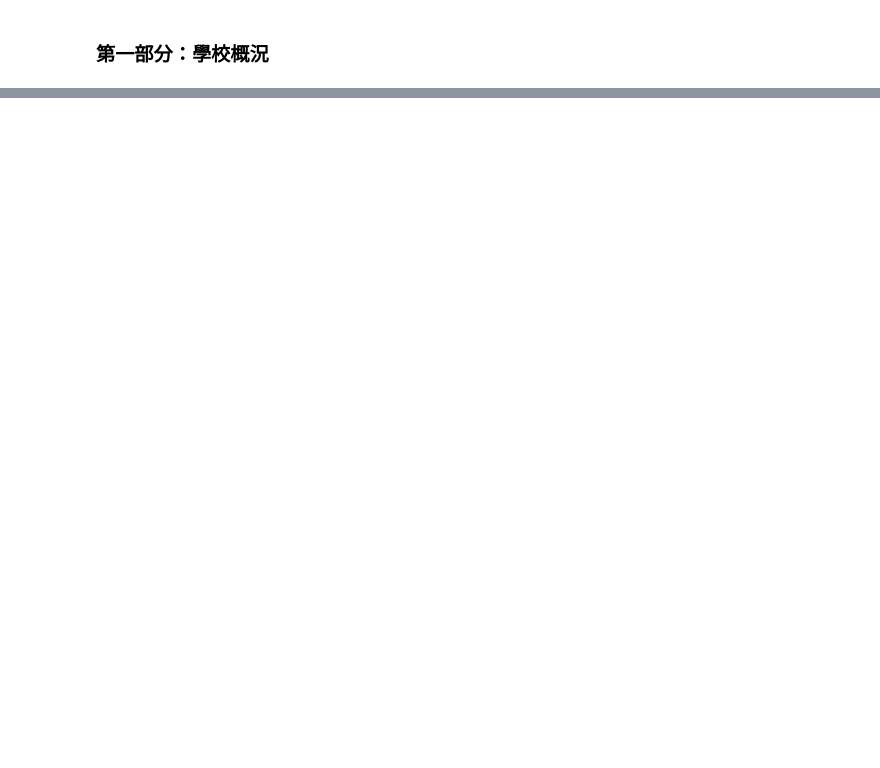
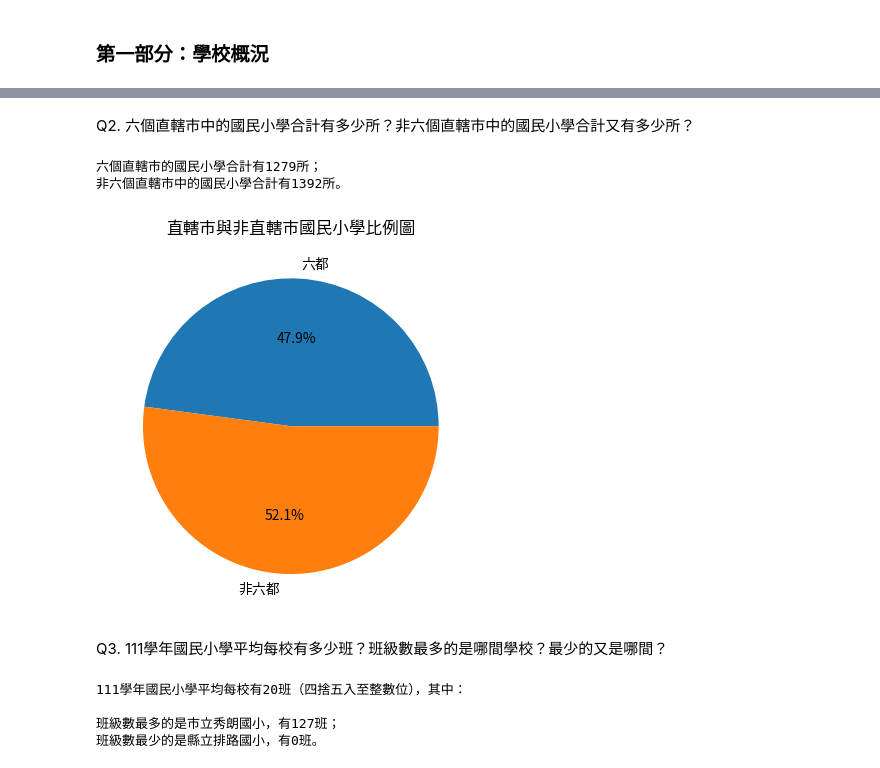
Before and after one commit to 40900114E/LATIA112-1, a Jupyter notebook: hw1.ipynb, the cells around one changed output, grey strips where cells are left out. Cells and saved outputs as stored; diff of their text form; code cells hidden in the pictures; blank space fills up the shorter version.

```diff
--- a/hw1.ipynb
+++ b/hw1.ipynb
@@ -20,5 +24,12 @@ Drive already mounted at /content/drive; to attempt to forcibly remount, call dr
 import pandas as pd
 import numpy as np
 import matplotlib.pyplot as plt
+import matplotlib.colors as mcolors
 # plt顯示中文設定
-plt.rc('font', family='Microsoft JhengHei')
+# 下載台北思源黑體
+!wget -O TaipeiSansTCBeta-Regular.ttf https://drive.google.com/uc?id=1eGAsTN1HBpJAkeVM57_C7ccp7hbgSz3_&export=download
+import matplotlib as mpl
+from matplotlib.font_manager import fontManager
+
+fontManager.addfont('TaipeiSansTCBeta-Regular.ttf')
+mpl.rc('font', family='Taipei Sans TC Beta')
@@ -76,0 +116,43 @@ ValueError: ignored
+# %% [markdown]
+Q2. 六個直轄市中的國民小學合計有多少所？非六個直轄市中的國民小學合計又有多少所？
+# %%
+# 將縣市名稱替換為六都與非六都
+spcity = df["縣市名稱"].replace({"新北市","臺北市","桃園市","臺中市","臺南市","高雄市"},"六都")
+spcity_list = spcity.replace({"連江縣","金門縣","嘉義市","新竹市","基隆市","澎湖縣","花蓮縣","臺東縣","屏東縣","嘉義縣","雲林縣","南投縣","彰化縣","苗栗縣","新竹縣","宜蘭縣"},"非六都")
+spcity_count = spcity_list.value_counts()
+
+print(f"六個直轄市的國民小學合計有{spcity_count['六都']}所；\n非六個直轄市中的國民小學合計有{spcity_count['非六都']}所。\n")
+
+# 繪製圓餅圖
+sizes = [spcity_count["六都"],spcity_count["非六都"]]
+labels = ["六都","非六都"]
+plt.pie(sizes, labels = labels, autopct="%.1f%%")
+plt.title("直轄市與非直轄市國民小學比例圖")
+plt.show()
+# %% [output]
+六個直轄市的國民小學合計有1279所；
+非六個直轄市中的國民小學合計有1392所。
+[figure, added]
+# %% [markdown]
+Q3. 111學年國民小學平均每校有多少班？班級數最多的是哪間學校？最少的又是哪間？
+# %%
+# 算出各學校班級總數
+class_list = df[[f"{i}年級班級數" for i in range(1,7)]].sum(1)
+
+# 算出班級數的平均
+class_mean = np.mean(class_list)
+
+# 找出最大值
+class_max = class_list.max()
+class_maxname = df["學校名稱"][class_list.idxmax()]
+
+# 找出最小值
+class_min = class_list.min()
+class_minname = df["學校名稱"][class_list.idxmin()]
+
+print(f"111學年國民小學平均每校有{round(class_mean)}班（四捨五入至整數位），其中：\n\n班級數最多的是{class_maxname}，有{class_max}班；\n班級數最少的是{class_minname}，有{class_min}班。")
+# %% [output]
+111學年國民小學平均每校有20班（四捨五入至整數位），其中：
+
+班級數最多的是市立秀朗國小，有127班；
+班級數最少的是縣立排路國小，有0班。
```
Also changed, not shown: parts of 24 cells of this notebook.
